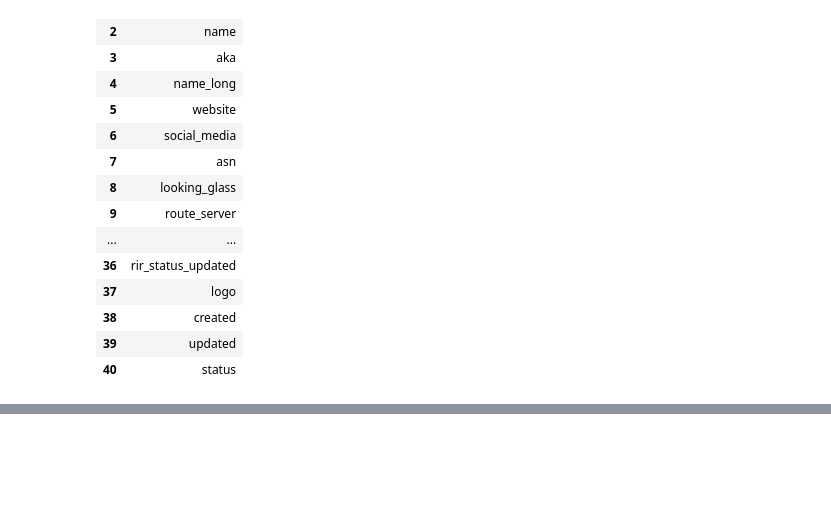
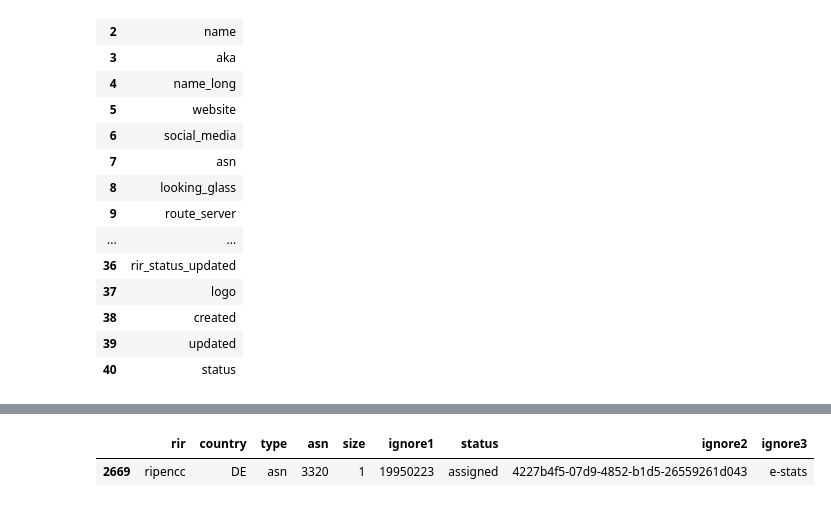
Before and after one commit to JohannesHartUniKassel/asn-classifier, a Jupyter notebook: preprocessing/data/peeringdb/test.ipynb, the cells around one changed output, grey strips where cells are left out. Drawn from its saved outputs; the diff is of its cells as text; code cells hidden in the pictures; blank space fills up the shorter version.

```diff
--- a/preprocessing/data/peeringdb/test.ipynb
+++ b/preprocessing/data/peeringdb/test.ipynb
@@ -123,0 +168,5 @@ date_stats(net_df, 'rir_status_updated')
+# %%
+nro_df[nro_df['asn'] == '3320']
+# %% [output]
+|  | rir | country | type | asn | size | ignore1 | status | ignore2 | ignore3 |
+| 2669 | ripencc | DE | asn | 3320 | 1 | 19950223 | assigned | 4227b4f5-07d9-4852-b1d5-26559261d043 | e-stats |
```
Also changed, not shown: parts of 14 cells of this notebook, 3 other files.
